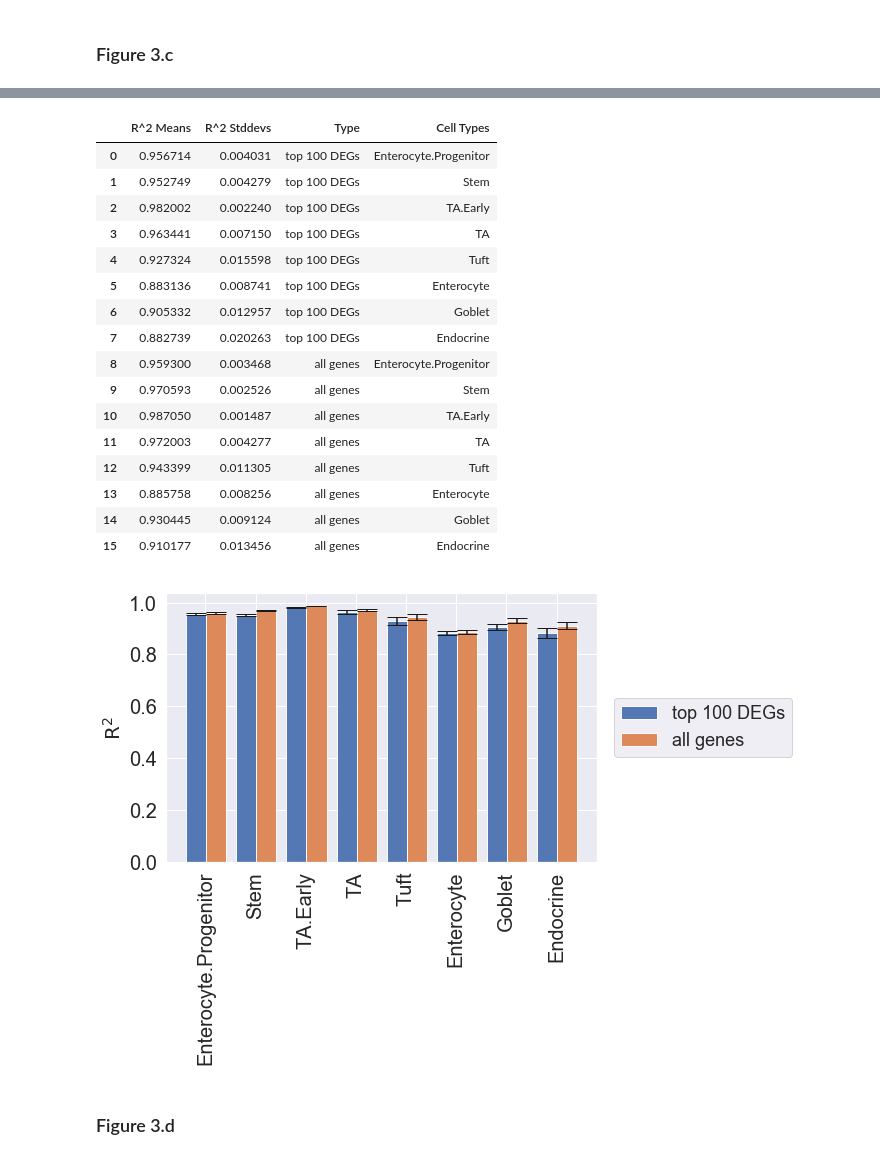
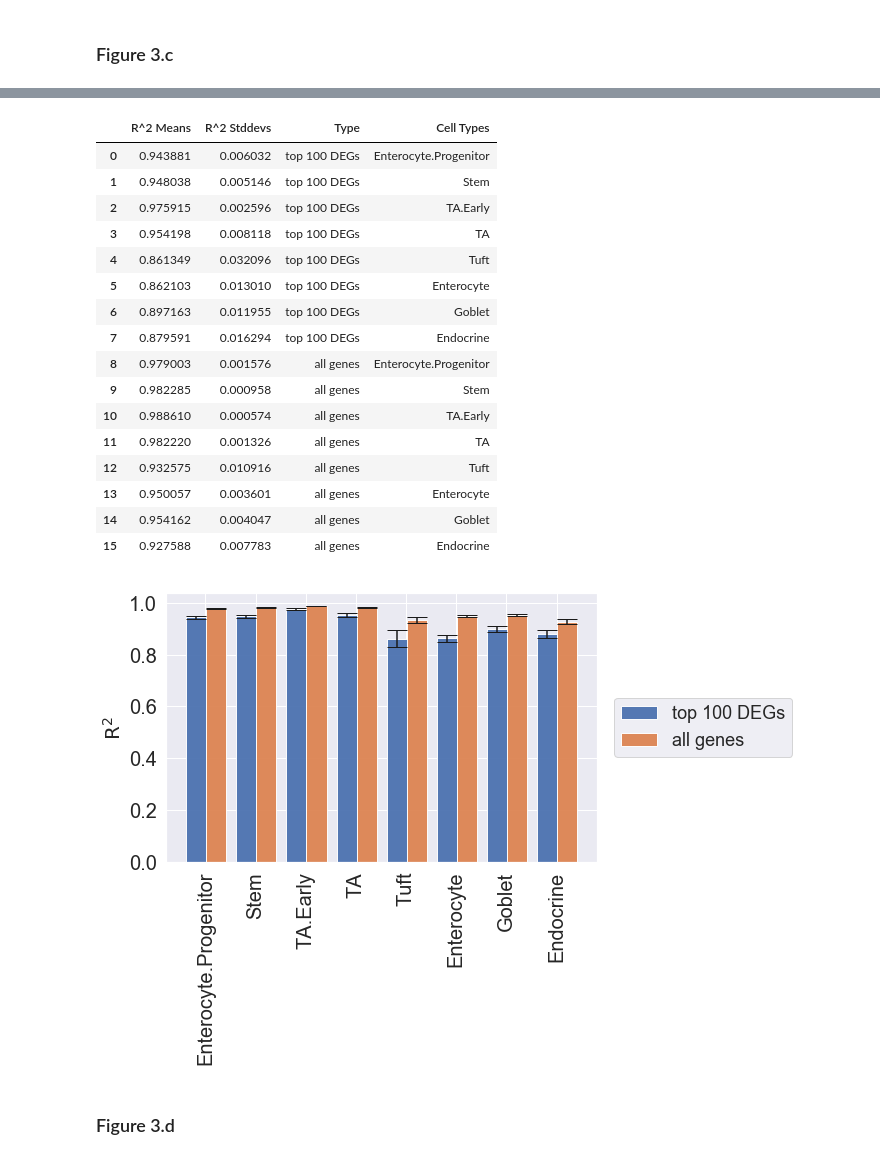
Before and after one commit to theislab/scgen-reproducibility, a Jupyter notebook: Jupyter Notebooks/Fig3.ipynb, the cells around one changed output, grey strips where cells are left out. Saved outputs shown, nothing was run; the diff lists cells and outputs as text; code cells hidden in the pictures.

```diff
--- a/Jupyter Notebooks/Fig3.ipynb
+++ b/Jupyter Notebooks/Fig3.ipynb
@@ -82,6 +70,10 @@ diff_genes = salmonella.uns["rank_genes_groups"]["names"]["Salmonella"].tolist()
 # %%
 cell_type = "TA.Early"
 conditions = {"ctrl": f"{cell_type}_ctrl", "pred_stim": f"{cell_type}_pred_stim", "real_stim": f"{cell_type}_real_stim"}
+salmonella_cell = salmonella[salmonella.obs["cell_label"] == cell_type]
+sc.tl.rank_genes_groups(salmonella_cell, groupby="condition", n_genes=100, method="wilcoxon")
+diff_genes = salmonella_cell.uns["rank_genes_groups"]["names"]["Salmonella"].tolist()[:50] \
+           + salmonella_cell.uns["rank_genes_groups"]["names"]["Control"].tolist()[:50]
 scgen.plotting.reg_mean_plot(salmonella_reconstructed,
                              labels={"x": "", "y": ""},
                              condition_key="condition",
@@ -103,15 +95,13 @@ scgen.plotting.reg_mean_plot(salmonella_reconstructed,
 # %% [markdown]
 ### Figure 3.c
 # %%
-def calc_R2(adata, data_name, n_genes=6998, conditions=None):
+def calc_R2(adata, data_name, cell_type, n_genes=6998, conditions=None):
     if n_genes != adata.shape[1]:
-        sc.tl.rank_genes_groups(adata, groupby="condition", n_genes=n_genes, method="wilcoxon")
-        if data_name == "hpoly":
-            diff_genes = hpoly.uns["rank_genes_groups"]["names"]["Hpoly.Day10"].tolist()[:n_genes//2] \
-                       + hpoly.uns["rank_genes_groups"]["names"]["Control"].tolist()[:n_genes//2]
-        elif data_name == "salmonella":
-            diff_genes = salmonella.uns["rank_genes_groups"]["names"]["Salmonella"].tolist()[:n_genes//2] \
-                       + salmonella.uns["rank_genes_groups"]["names"]["Control"].tolist()[:n_genes//2]
+        adata_cell = adata[adata.obs["cell_label"] == cell_type]
+        print(adata_cell.obs["condition"].unique().tolist())
+        sc.tl.rank_genes_groups(adata_cell, groupby="condition", n_genes=n_genes, method="wilcoxon")
+        diff_genes = adata_cell.uns["rank_genes_groups"]["names"][conditions["real_stim"]].tolist()[:n_genes//2] \
+                   + adata_cell.uns["rank_genes_groups"]["names"][conditions["ctrl"]].tolist()[:n_genes//2]
         adata = adata[:, diff_genes]
     r_values = np.zeros((1, 100))
     real_stim = adata[adata.obs["condition"] == conditions["real_stim"]]
@@ -131,8 +121,8 @@ def calc_R2(adata, data_name, n_genes=6998, conditions=None):
 def calc_R2_mean_var(adata, data_name, cell_types, n_genes):
     r2_means, r2_vars = [], []
     for cell_type in cell_types:
-        conditions = {"real_stim": cell_type+"_real_stim", "pred_stim": cell_type+"_pred_stim"}
-        r2_mean, r2_var = calc_R2(adata, data_name, n_genes=n_genes, conditions=conditions)
+        conditions = {"ctrl": cell_type+"_ctrl" ,"real_stim": cell_type+"_real_stim", "pred_stim": cell_type+"_pred_stim"}
+        r2_mean, r2_var = calc_R2(adata, data_name, cell_type, n_genes=n_genes, conditions=conditions)
         r2_means.append(r2_mean)
         r2_vars.append(r2_var)
     return r2_means, r2_vars
@@ -150,22 +167,22 @@ df = pd.DataFrame({"R^2 Means": all_means, "R^2 Stddevs": all_vars, "Type": all_
 df
 # %% [output]
 |  | R^2 Means | R^2 Stddevs | Type | Cell Types |
-| 0 | 0.956714 | 0.004031 | top 100 DEGs | Enterocyte.Progenitor |
-| 1 | 0.952749 | 0.004279 | top 100 DEGs | Stem |
-| 2 | 0.982002 | 0.002240 | top 100 DEGs | TA.Early |
-| 3 | 0.963441 | 0.007150 | top 100 DEGs | TA |
-| 4 | 0.927324 | 0.015598 | top 100 DEGs | Tuft |
-| 5 | 0.883136 | 0.008741 | top 100 DEGs | Enterocyte |
-| 6 | 0.905332 | 0.012957 | top 100 DEGs | Goblet |
-| 7 | 0.882739 | 0.020263 | top 100 DEGs | Endocrine |
-| 8 | 0.959300 | 0.003468 | all genes | Enterocyte.Progenitor |
-| 9 | 0.970593 | 0.002526 | all genes | Stem |
-| 10 | 0.987050 | 0.001487 | all genes | TA.Early |
-| 11 | 0.972003 | 0.004277 | all genes | TA |
-| 12 | 0.943399 | 0.011305 | all genes | Tuft |
-| 13 | 0.885758 | 0.008256 | all genes | Enterocyte |
-| 14 | 0.930445 | 0.009124 | all genes | Goblet |
-| 15 | 0.910177 | 0.013456 | all genes | Endocrine |
+| 0 | 0.943881 | 0.006032 | top 100 DEGs | Enterocyte.Progenitor |
+| 1 | 0.948038 | 0.005146 | top 100 DEGs | Stem |
+| 2 | 0.975915 | 0.002596 | top 100 DEGs | TA.Early |
+| 3 | 0.954198 | 0.008118 | top 100 DEGs | TA |
+| 4 | 0.861349 | 0.032096 | top 100 DEGs | Tuft |
+| 5 | 0.862103 | 0.013010 | top 100 DEGs | Enterocyte |
+| 6 | 0.897163 | 0.011955 | top 100 DEGs | Goblet |
+| 7 | 0.879591 | 0.016294 | top 100 DEGs | Endocrine |
+| 8 | 0.979003 | 0.001576 | all genes | Enterocyte.Progenitor |
+| 9 | 0.982285 | 0.000958 | all genes | Stem |
+| 10 | 0.988610 | 0.000574 | all genes | TA.Early |
+| 11 | 0.982220 | 0.001326 | all genes | TA |
+| 12 | 0.932575 | 0.010916 | all genes | Tuft |
+| 13 | 0.950057 | 0.003601 | all genes | Enterocyte |
+| 14 | 0.954162 | 0.004047 | all genes | Goblet |
+| 15 | 0.927588 | 0.007783 | all genes | Endocrine |
 # %%
 def autolabel(rects):
     """
@@ -202,9 +219,10 @@ def grouped_barplot(df, cat, subcat, val, err, filename, put_label=False, offset
     plt.savefig(os.path.join(path_to_save, filename))
     plt.show()
 # %%
+sns.set()
 grouped_barplot(df, "Cell Types", "Type", "R^2 Means", "R^2 Stddevs", filename="Fig3c_hpoly_celltypes_barplots.pdf")
 # %% [output]
-[figure, old version]
+[figure, new version]
 # %% [markdown]
 ### Figure 3.d
 # %%
```
Also changed, not shown: parts of 10 cells of this notebook, 10 other files.
